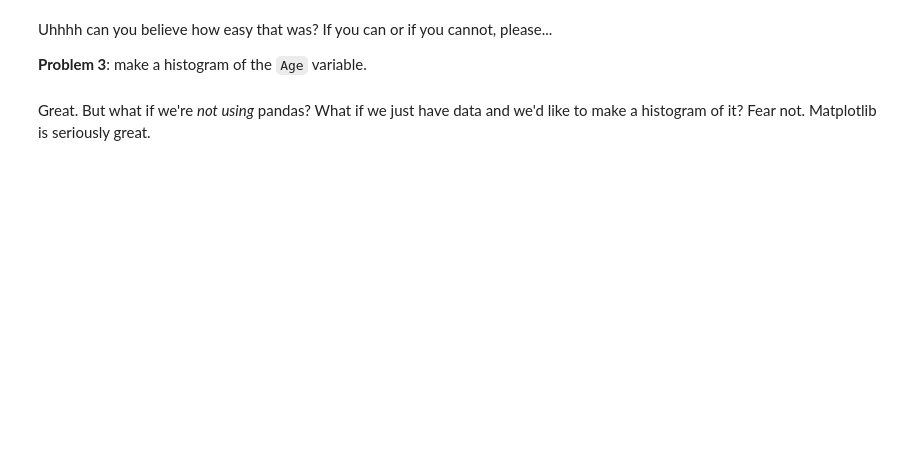
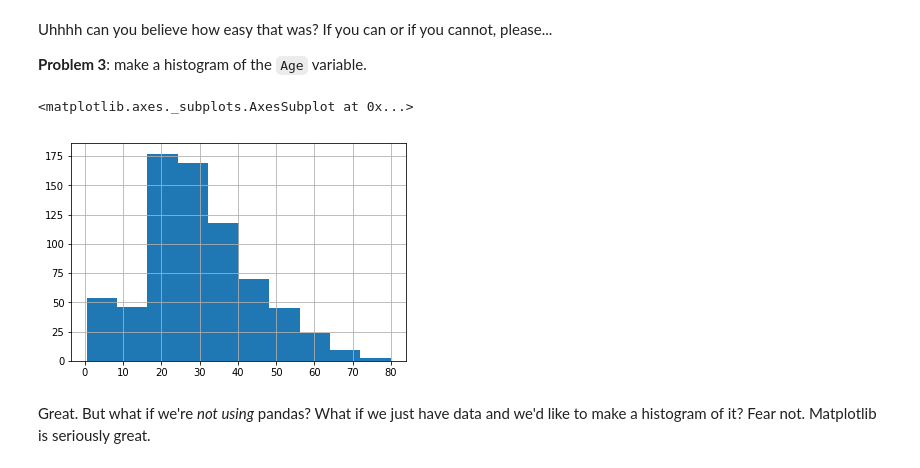
Before and after one commit to ryanw2961/csci3022_Wills, a Jupyter notebook: notebooks/nb_bonus_thePlotThickens.ipynb, the cells around one changed output. Saved outputs shown, nothing was run; the diff lists cells and outputs as text; code cells hidden in the pictures; blank space fills up the shorter version.

```diff
--- a/notebooks/nb_bonus_thePlotThickens.ipynb
+++ b/notebooks/nb_bonus_thePlotThickens.ipynb
@@ -90,3 +114,8 @@ Uhhhh can you believe how easy that was?  If you can or if you cannot, please...
+# %%
+df['Age'].hist()
+# %% [output]
+<matplotlib.axes._subplots.AxesSubplot at 0x...>
+[figure, added]
 # %% [markdown]
 Great. But what if we're *not using* pandas? What if we just have data and we'd like to make a histogram of it? Fear not. Matplotlib is seriously great.
 # %%
```
Also changed, not shown: parts of 24 cells of this notebook, 36 other files.
